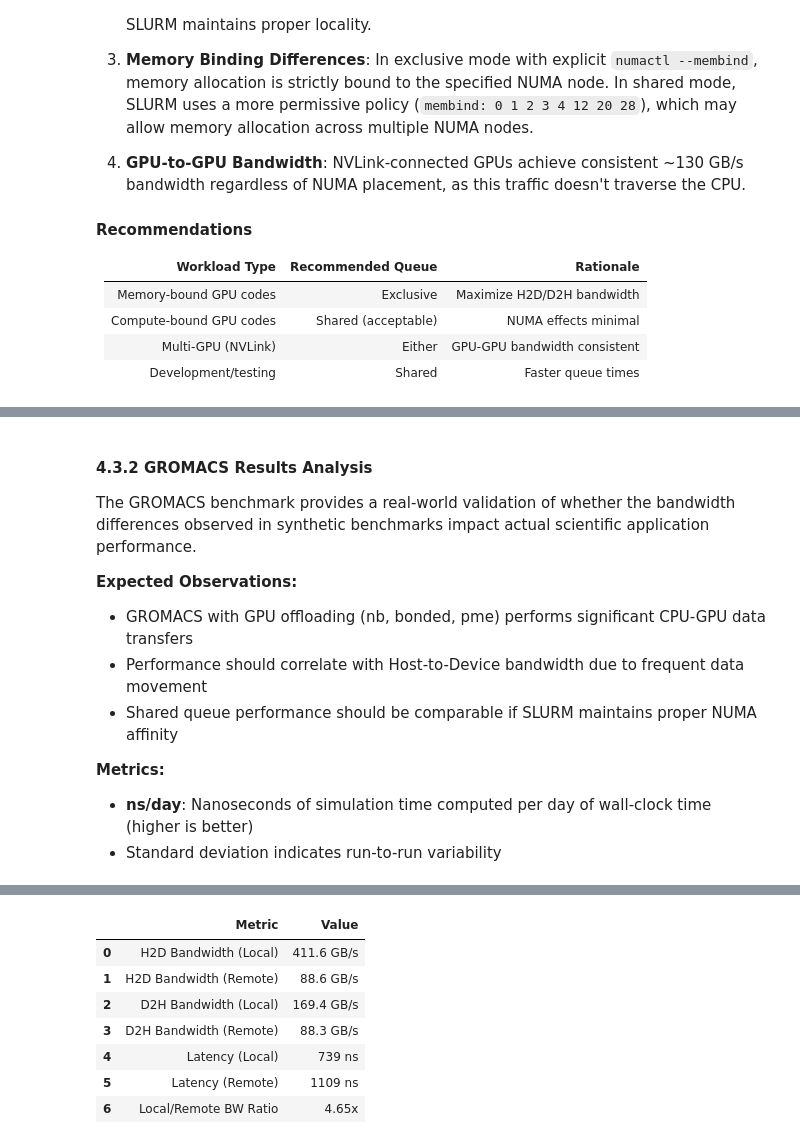
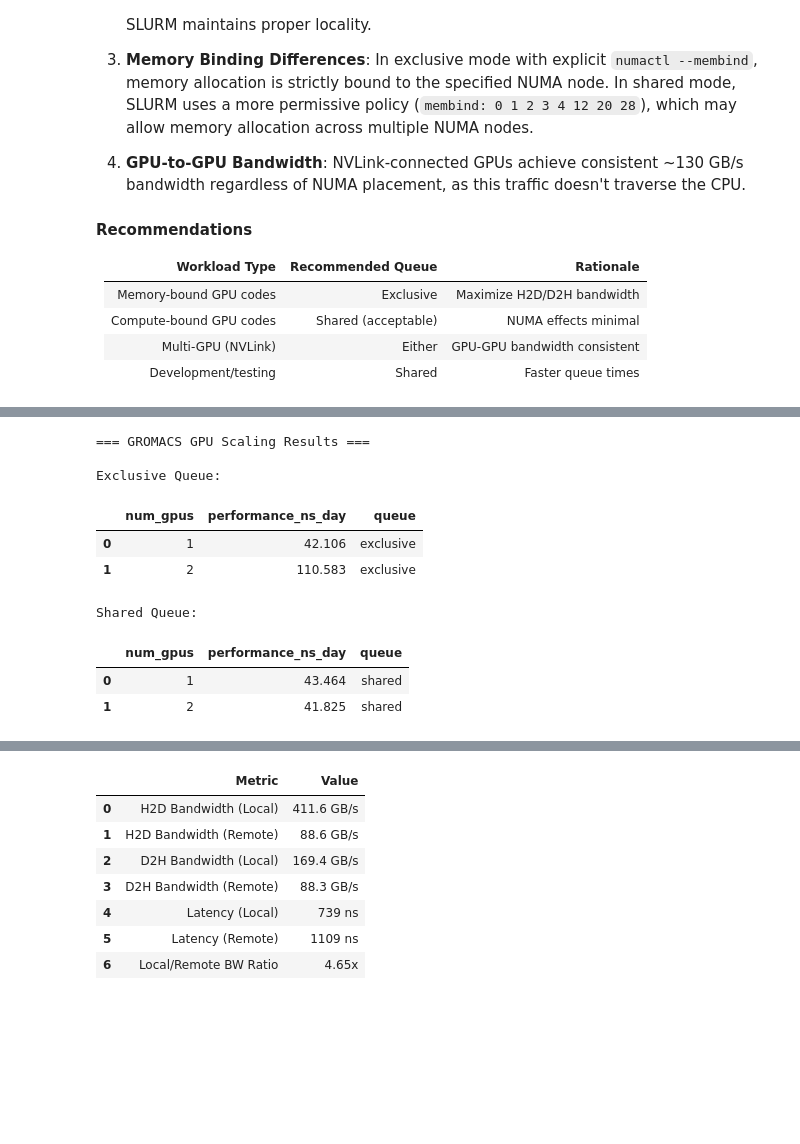
Before and after one commit to Tomcat-42/sdumont_partitioning, a Jupyter notebook: reports/paper/report.ipynb, the cells around one changed output, grey strips where cells are left out. Saved outputs shown, nothing was run; the diff lists cells and outputs as text; code cells hidden in the pictures; blank space fills up the shorter version.

```diff
--- a/reports/paper/report.ipynb
+++ b/reports/paper/report.ipynb
@@ -350,13 +283,67 @@ else:
-# %% [markdown]
-#### 4.3.2 GROMACS Results Analysis
-
-The GROMACS benchmark provides a real-world validation of whether the bandwidth differences observed in synthetic benchmarks impact actual scientific application performance.
-
-**Expected Observations:**
-- GROMACS with GPU offloading (nb, bonded, pme) performs significant CPU-GPU data transfers
-- Performance should correlate with Host-to-Device bandwidth due to frequent data movement
-- Shared queue performance should be comparable if SLURM maintains proper NUMA affinity
-
-**Metrics:**
-- **ns/day**: Nanoseconds of simulation time computed per day of wall-clock time (higher is better)
-- Standard deviation indicates run-to-run variability
+# %%
+# GROMACS Results Parser - GPU Scaling
+GROMACS_LOGS_DIR = Path('../../data/gromacs/logs')
+
+def parse_gromacs_results():
+    """Parse all GROMACS output logs."""
+    exclusive_results = []
+    shared_results = []
+
+    # Parse exclusive queue results
+    for filepath in sorted(GROMACS_LOGS_DIR.glob('gromacs_exclusive_*.out')):
+        content = filepath.read_text()
+
+        # Find GPU sections and their corresponding performance
+        gpu_sections = re.findall(r'Running GROMACS with (\d+) GPU', content)
+        performances = re.findall(r'Performance:\s+([\d.]+)\s+[\d.]+', content)
+
+        # Match GPU counts with performance values
+        for i, (num_gpus, perf) in enumerate(zip(gpu_sections, performances)):
+            exclusive_results.append({
+                'num_gpus': int(num_gpus),
+                'performance_ns_day': float(perf),
+                'queue': 'exclusive'
+            })
+
+    # Parse shared queue results
+    for filepath in sorted(GROMACS_LOGS_DIR.glob('gromacs_shared_*gpu_*.out')):
+        content = filepath.read_text()
+
+        # Extract GPU count from filename
+        gpu_match = re.search(r'shared_(\d+)gpu', filepath.name)
+        num_gpus = int(gpu_match.group(1)) if gpu_match else None
+
+        # Get performance
+        perf_match = re.findall(r'Performance:\s+([\d.]+)\s+[\d.]+', content)
+        if perf_match and num_gpus:
+            shared_results.append({
+                'num_gpus': num_gpus,
+                'performance_ns_day': float(perf_match[-1]),
+                'queue': 'shared'
+            })
+
+    return pd.DataFrame(exclusive_results), pd.DataFrame(shared_results)
+
+gromacs_exclusive_df, gromacs_shared_df = parse_gromacs_results()
+
+print("=== GROMACS GPU Scaling Results ===\n")
+
+if len(gromacs_exclusive_df) > 0:
+    print("Exclusive Queue:")
+    display(gromacs_exclusive_df)
+    print()
+
+if len(gromacs_shared_df) > 0:
+    print("Shared Queue:")
+    display(gromacs_shared_df)
+# %% [output]
+=== GROMACS GPU Scaling Results ===
+
+Exclusive Queue:
+|  | num_gpus | performance_ns_day | queue |
+| 0 | 1 | 42.106 | exclusive |
+| 1 | 2 | 110.583 | exclusive |
+Shared Queue:
+|  | num_gpus | performance_ns_day | queue |
+| 0 | 1 | 43.464 | shared |
+| 1 | 2 | 41.825 | shared |
```
Also changed, not shown: parts of 5 cells of this notebook, 15 other files.
